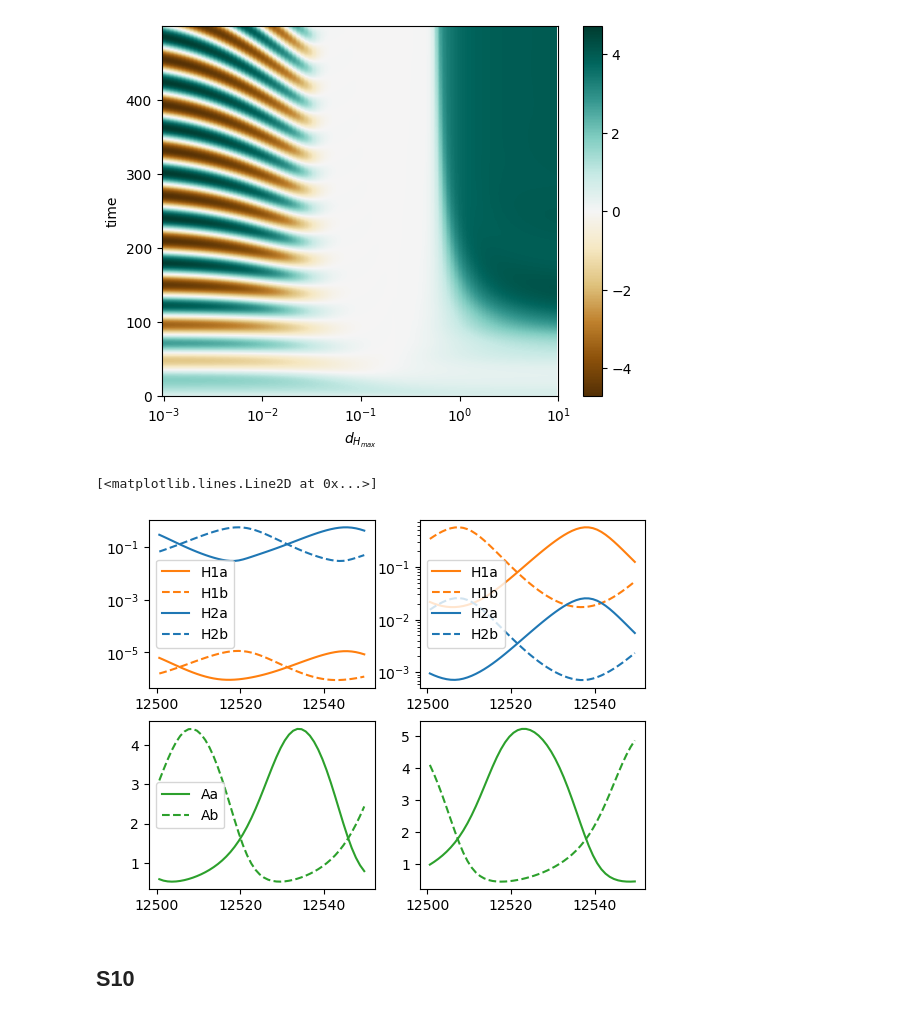
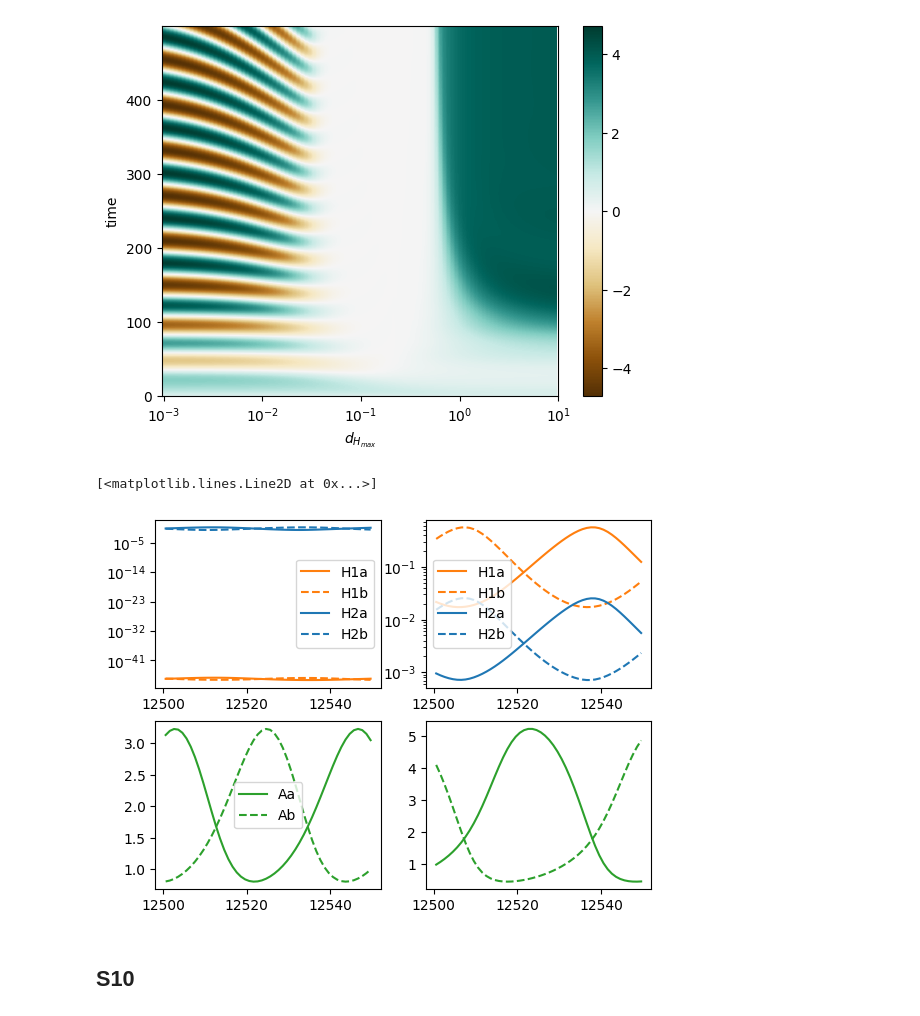
Before and after one commit to rbnmj/turingmodel, a Jupyter notebook: main.ipynb, the cells around one changed output. Cells and saved outputs as stored; diff of their text form; code cells hidden in the pictures.

```diff
--- a/main.ipynb
+++ b/main.ipynb
@@ -1381,40 +1380,40 @@ end = 12550
 var = []
 k_1 = 0
 k_2 = 2
-d_Hmax1 = 0.01
-d_Hmax2 = 0.01
+d_Hmax1 = 0.001
+d_Hmax2 = 0.025
 model = tm(var0, t, k_1, k_2, d_Hmax1, d_Hmax2)
 var = integ.odeint(tm.equations_wrapper, var0, t, args=(model,))
 
 ax1.plot(t[start:end], var[start:end, 4], label="H1a",color="tab:orange")
 ax1.plot(t[start:end], var[start:end, 5], label="H1b",color="tab:orange", linestyle="--")
 ax1.plot(t[start:end], var[start:end, 6], label="H2a",color="tab:blue")
 ax1.plot(t[start:end], var[start:end, 7], label="H2b",color="tab:blue", linestyle="--")
 ax1.legend()
 ax1.set_yscale("log")
 ax2.plot(t[start:end], var[start:end:, 2], label="Aa",color="tab:green")
 ax2.plot(t[start:end], var[start:end:, 3], label="Ab",color="tab:green", linestyle="--")
 ax2.legend()
 
 var = []
 k_1 = 0
 k_2 = 2
 d_Hmax1 = 0.001
 d_Hmax2 = 0.001
 model = tm(var0, t, k_1, k_2, d_Hmax1, d_Hmax2)
 var = integ.odeint(tm.equations_wrapper, var0, t, args=(model,))
 
 ax3.plot(t[start:end], var[start:end, 4], label="H1a",color="tab:orange")
 ax3.plot(t[start:end], var[start:end, 5], label="H1b",color="tab:orange", linestyle="--")
 ax3.plot(t[start:end], var[start:end, 6], label="H2a",color="tab:blue")
 ax3.plot(t[start:end], var[start:end, 7], label="H2b",color="tab:blue", linestyle="--")
 ax3.legend()
 ax3.set_yscale("log")
 ax4.plot(t[start:end], var[start:end:, 2], label="Aa",color="tab:green")
 ax4.plot(t[start:end], var[start:end:, 3], label="Ab",color="tab:green", linestyle="--")
 # %% [output]
 [<matplotlib.lines.Line2D at 0x...>]
-[figure, old version]
+[figure, new version]
 # %% [markdown]
 ## S10
 # %%
```
Also changed, not shown: parts of 1 cell of this notebook.
